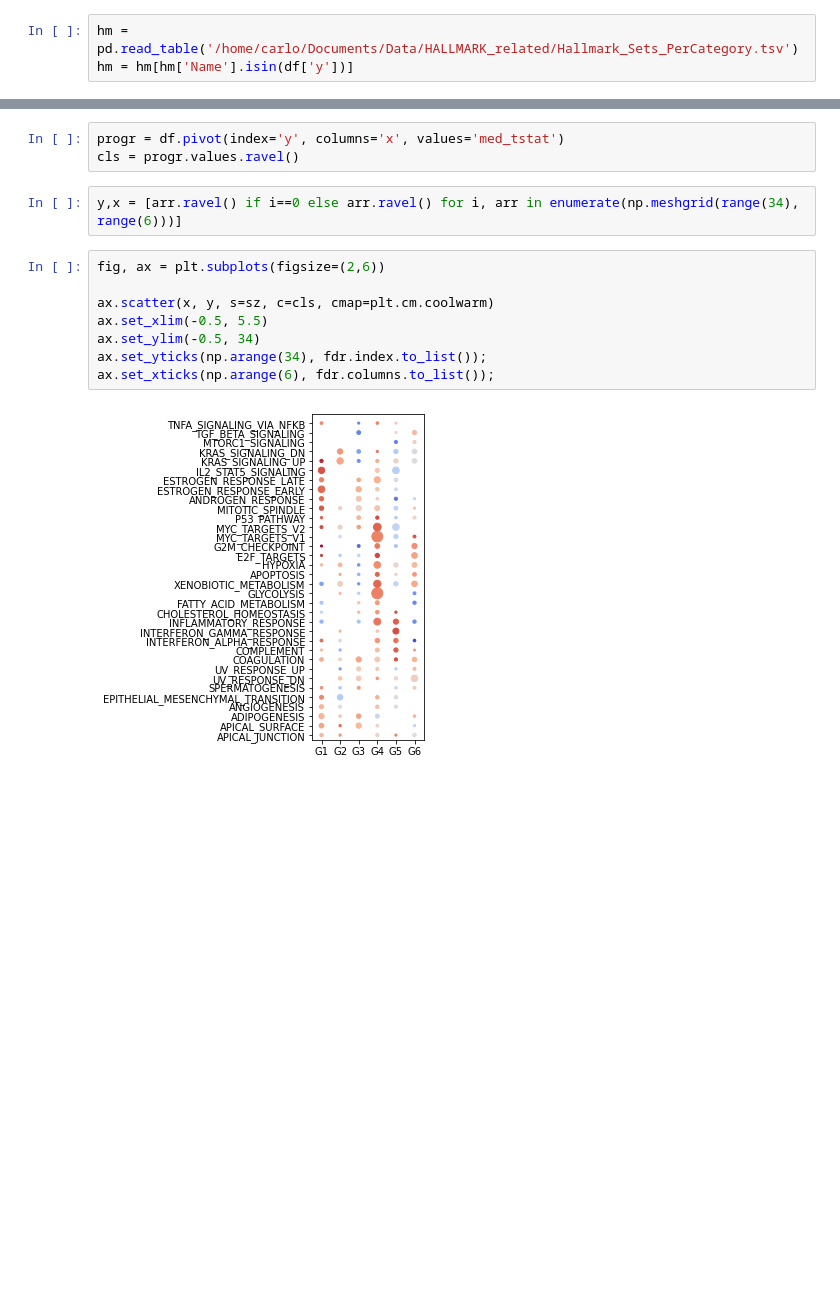
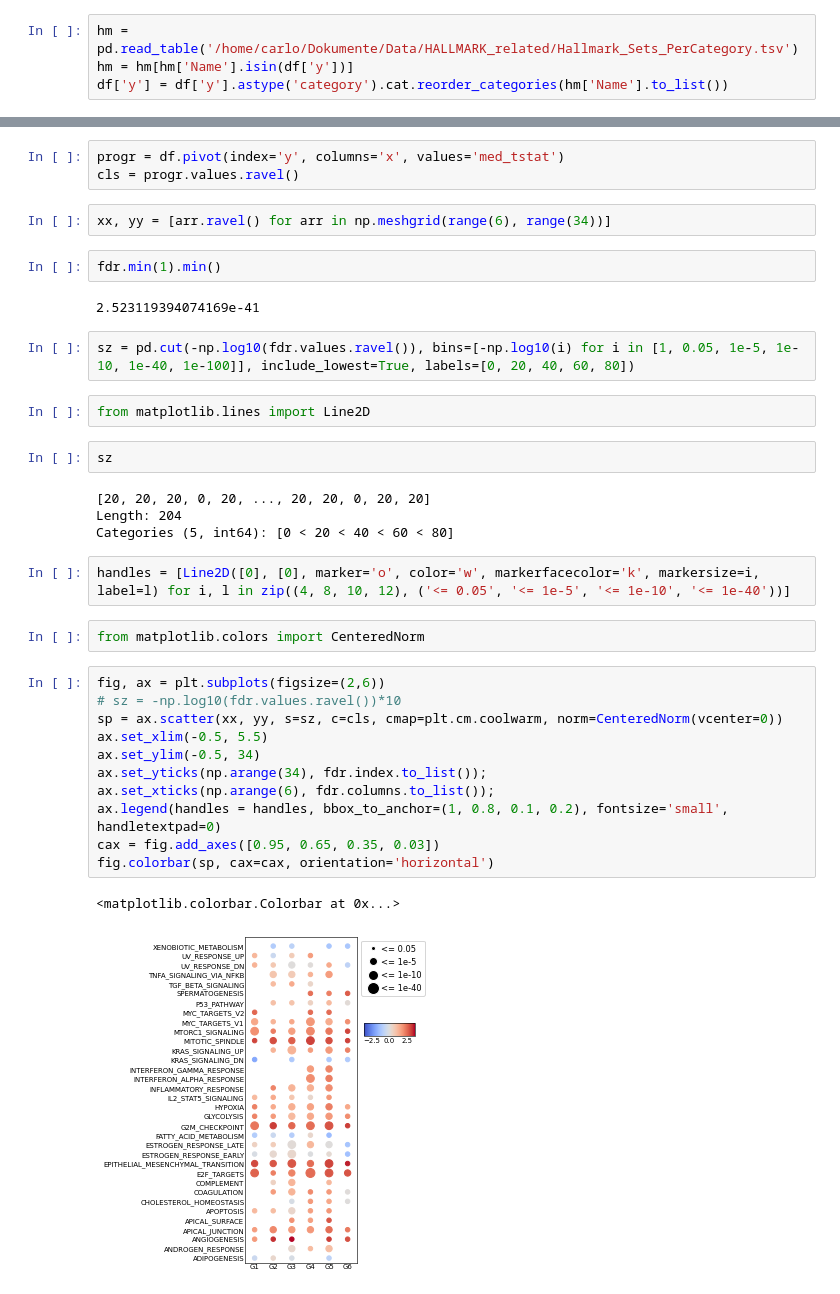
Before and after one commit to fossbert/Python_Packages, a Jupyter notebook: Dev_cbviz.ipynb, the cells around one changed output, grey strips where cells are left out. Drawn from its saved outputs; the diff is of its cells as text; blank space fills up the shorter version.

```diff
--- a/Dev_cbviz.ipynb
+++ b/Dev_cbviz.ipynb
@@ -268,5 +238,6 @@ df.columns
 # %% [output]
 Index(['x', 'y', 'fdr', 'med_tstat'], dtype='object')
 # %%
-hm = pd.read_table('/home/carlo/Documents/Data/HALLMARK_related/Hallmark_Sets_PerCategory.tsv')
+hm = pd.read_table('/home/carlo/Dokumente/Data/HALLMARK_related/Hallmark_Sets_PerCategory.tsv')
 hm = hm[hm['Name'].isin(df['y'])]
+df['y'] = df['y'].astype('category').cat.reorder_categories(hm['Name'].to_list())
@@ -293,14 +290,36 @@ sz = -np.log10(fdr.values.ravel())*3
 progr = df.pivot(index='y', columns='x', values='med_tstat')
 cls = progr.values.ravel()
 # %%
-y,x = [arr.ravel() if i==0 else arr.ravel() for i, arr in enumerate(np.meshgrid(range(34), range(6)))]
+xx, yy = [arr.ravel() for arr in np.meshgrid(range(6), range(34))]
+# %%
+fdr.min(1).min()
+# %% [output]
+2.523119394074169e-41
+# %%
+sz = pd.cut(-np.log10(fdr.values.ravel()), bins=[-np.log10(i) for i in [1, 0.05, 1e-5, 1e-10, 1e-40, 1e-100]], include_lowest=True, labels=[0, 20, 40, 60, 80])
+# %%
+from matplotlib.lines import Line2D
+# %%
+sz
+# %% [output]
+[20, 20, 20, 0, 20, ..., 20, 20, 0, 20, 20]
+Length: 204
+Categories (5, int64): [0 < 20 < 40 < 60 < 80]
+# %%
+handles = [Line2D([0], [0], marker='o', color='w', markerfacecolor='k', markersize=i, label=l) for i, l in zip((4, 8, 10, 12), ('<= 0.05', '<= 1e-5', '<= 1e-10', '<= 1e-40'))]
+# %%
+from matplotlib.colors import CenteredNorm
 # %%
 fig, ax = plt.subplots(figsize=(2,6))
-
-ax.scatter(x, y, s=sz, c=cls, cmap=plt.cm.coolwarm)
+# sz = -np.log10(fdr.values.ravel())*10
+sp = ax.scatter(xx, yy, s=sz, c=cls, cmap=plt.cm.coolwarm, norm=CenteredNorm(vcenter=0))
 ax.set_xlim(-0.5, 5.5)
 ax.set_ylim(-0.5, 34)
 ax.set_yticks(np.arange(34), fdr.index.to_list());
 ax.set_xticks(np.arange(6), fdr.columns.to_list());
+ax.legend(handles = handles, bbox_to_anchor=(1, 0.8, 0.1, 0.2), fontsize='small', handletextpad=0)
+cax = fig.add_axes([0.95, 0.65, 0.35, 0.03])
+fig.colorbar(sp, cax=cax, orientation='horizontal')
 # %% [output]
+<matplotlib.colorbar.Colorbar at 0x...>
-[figure, old version]
+[figure, new version]
```
Also changed, not shown: parts of 8 cells of this notebook, 2 other files.
